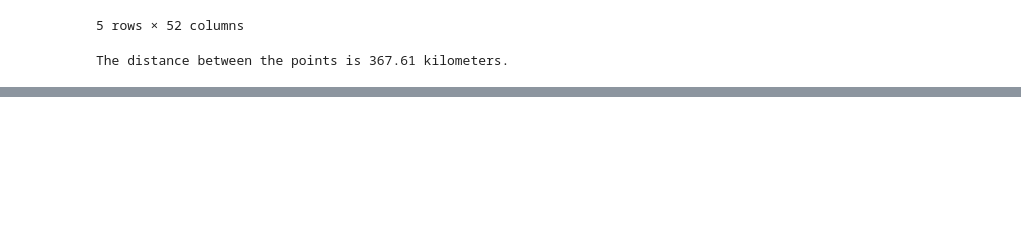
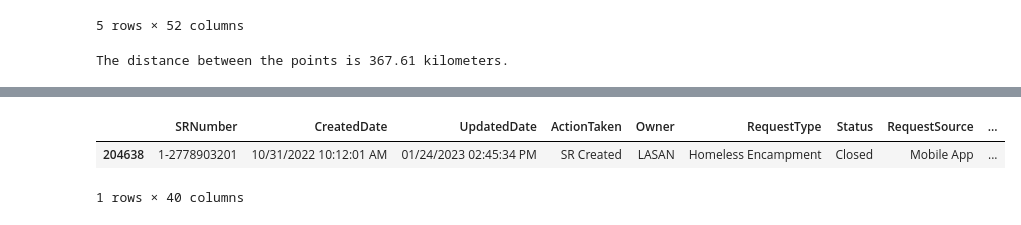
Before and after one commit to aeaiu/usable_ai_project, a Jupyter notebook: Notebooks/3_parks_eda.ipynb, the cells around one changed output, grey strips where cells are left out. Drawn from its saved outputs; the diff is of its cells as text; code cells hidden in the pictures; blank space fills up the shorter version.

```diff
--- a/Notebooks/3_parks_eda.ipynb
+++ b/Notebooks/3_parks_eda.ipynb
@@ -60,0 +178,8 @@ The distance between the points is 367.61 kilometers.
+# %%
+df['ZipCodeFmt'] = df['ZipCode'].apply(lambda x: str(x)[:5] )
+# %%
+df[df['ZipCodeFmt']=='VE'].head()
+# %% [output]
+|  | SRNumber | CreatedDate | UpdatedDate | ActionTaken | Owner | RequestType | Status | RequestSource | ... |
+| 204638 | 1-2778903201 | 10/31/2022 10:12:01 AM | 01/24/2023 02:45:34 PM | SR Created | LASAN | Homeless Encampment | Closed | Mobile App | ... |
+1 rows × 40 columns
```
Also changed, not shown: parts of 12 cells of this notebook.
